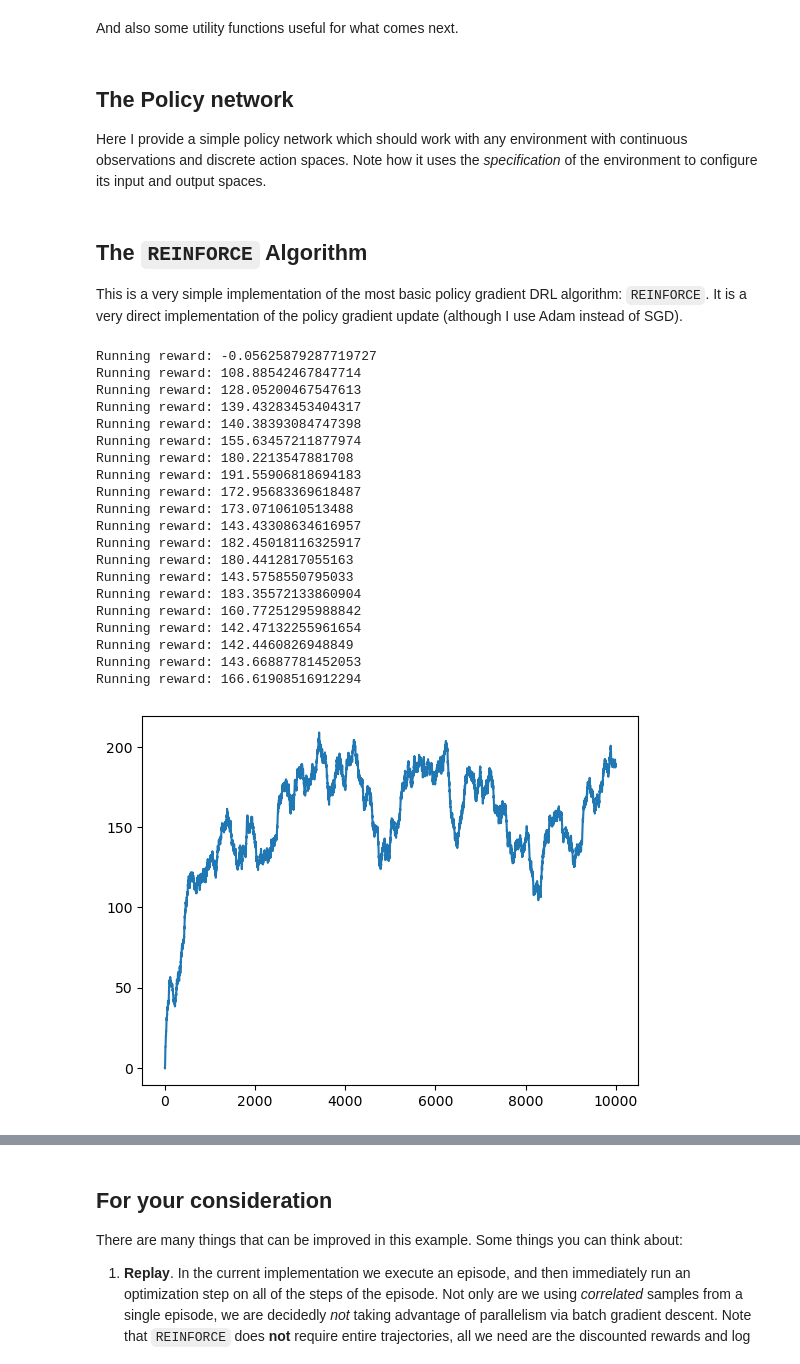
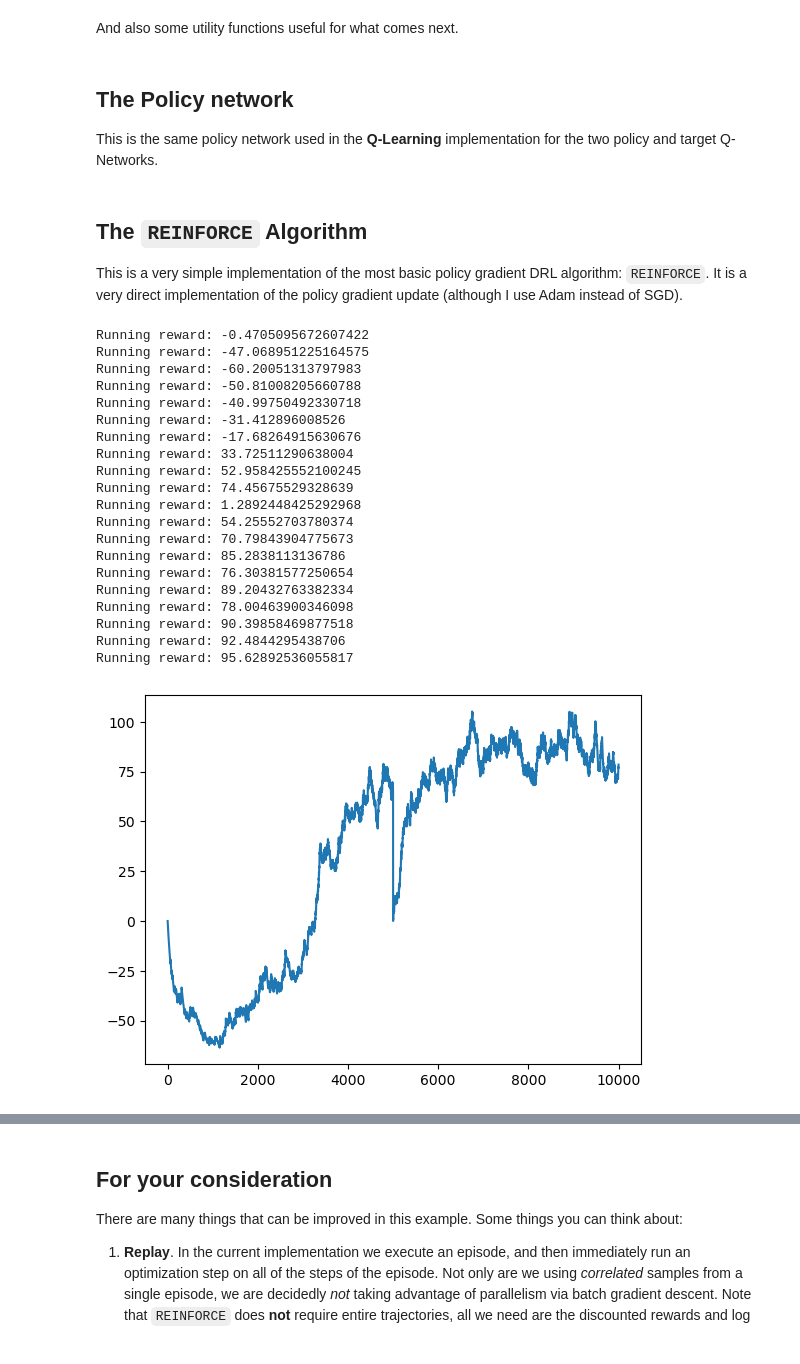
Before and after one commit to bagdanov/Navigation_Goal_Deep_Q_Learning, a Jupyter notebook: PolicyGradient.ipynb, the cells around one changed output, grey strips where cells are left out. Drawn from its saved outputs; the diff is of its cells as text; code cells hidden in the pictures.

Commit message:
Tweaking learning rate schedule in PG.

```diff
--- a/PolicyGradient.ipynb
+++ b/PolicyGradient.ipynb
@@ -70,7 +56,7 @@ def run_episode(env, policy, maxlen=500, device='cpu'):
 # %% [markdown]
 ## The Policy network
 
-Here I provide a simple policy network which should work with any environment with continuous observations and discrete action spaces. Note how it uses the *specification* of the environment to configure its input and output spaces.
+This is the same policy network used in the **Q-Learning** implementation for the two policy and target Q-Networks.
 # %%
 # A simple, but generic, policy network with one hidden layer.
 class PolicyNet(nn.Module):
@@ -92,9 +78,9 @@ class PolicyNet(nn.Module):
 This is a very simple implementation of the most basic policy gradient DRL algorithm: `REINFORCE`. It is a very direct implementation of the policy gradient update (although I use Adam instead of SGD).
 # %%
 # A direct, inefficient, and probably buggy of the REINFORCE policy gradient algorithm.
-def reinforce(policy, env, env_render=None, device='cpu', gamma=0.99, num_episodes=10):
+def reinforce(policy, env, env_render=None, gamma=0.99, lr=1e-4, num_episodes=10, device='cpu'):
     # The only non-vanilla part: we use Adam instead of SGD.
-    opt = torch.optim.Adam(policy.parameters(), lr=1e-4)
+    opt = torch.optim.Adam(policy.parameters(), lr=lr)
 
     # Track episode rewards in a list.
     running_rewards = [0.0]
@@ -146,43 +121,45 @@ env_render.close()
 # %%
 # In the new version of Gymnasium you need different environments for rendering and no rendering.
 # Here we instaintiate two versions of cartpole, one that animates the episodes (which slows everything
 # down), and another that does not animate.
 device = 'cuda' if torch.cuda.is_available() else 'cpu'
 
 env = gymnasium.make('gym_navigation:NavigationGoal-v0', render_mode=None, track_id=1)
 env_render = gymnasium.make('gym_navigation:NavigationGoal-v0', render_mode='human')
 
 # Make a policy network.
-# policy = PolicyNet(env).to(device)
+policy = PolicyNet(env).to(device)
 
 # Train the agent.
-plt.plot(reinforce(policy, env, env_render, device=device, num_episodes=10000))
+running  = reinforce(policy, env, env_render, device=device, lr=1e-4, num_episodes=5000)
+running += reinforce(policy, env, env_render, device=device, lr=1e-5, num_episodes=5000)
+plt.plot(running)
 
 # Close up everything
 env_render.close()
 env.close()
 # %% [output]
-Running reward: -0.05625879287719727
-Running reward: 108.88542467847714
-Running reward: 128.05200467547613
-Running reward: 139.43283453404317
-Running reward: 140.38393084747398
-Running reward: 155.63457211877974
-Running reward: 180.2213547881708
-Running reward: 191.55906818694183
-Running reward: 172.95683369618487
-Running reward: 173.0710610513488
-Running reward: 143.43308634616957
-Running reward: 182.45018116325917
-Running reward: 180.4412817055163
-Running reward: 143.5758550795033
-Running reward: 183.35572133860904
-Running reward: 160.77251295988842
-Running reward: 142.47132255961654
-Running reward: 142.4460826948849
-Running reward: 143.66887781452053
-Running reward: 166.61908516912294
+Running reward: -0.4705095672607422
+Running reward: -47.068951225164575
+Running reward: -60.20051313797983
+Running reward: -50.81008205660788
+Running reward: -40.99750492330718
+Running reward: -31.412896008526
+Running reward: -17.68264915630676
+Running reward: 33.72511290638004
+Running reward: 52.958425552100245
+Running reward: 74.45675529328639
+Running reward: 1.2892448425292968
+Running reward: 54.25552703780374
+Running reward: 70.79843904775673
+Running reward: 85.2838113136786
+Running reward: 76.30381577250654
+Running reward: 89.20432763382334
+Running reward: 78.00463900346098
+Running reward: 90.39858469877518
+Running reward: 92.4844295438706
+Running reward: 95.62892536055817
-[figure, old version]
+[figure, new version]
 # %%
 # And run the final agent for a few episodes.
 env_render = gymnasium.make('gym_navigation:NavigationGoal-v0', render_mode='human')
```
Also changed, not shown: parts of 3 cells of this notebook.
